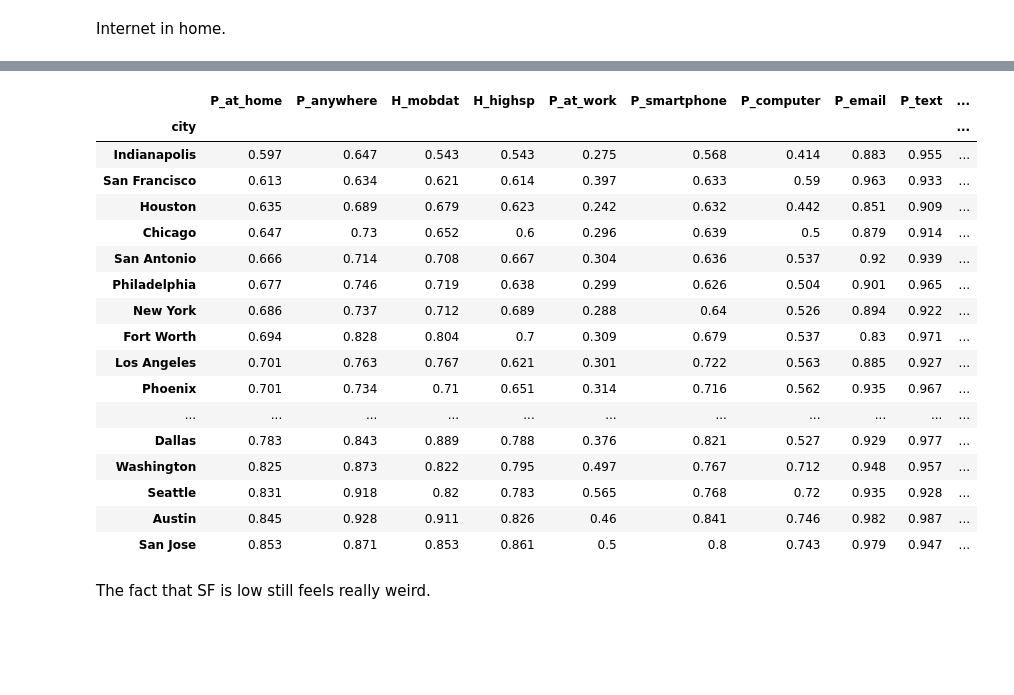
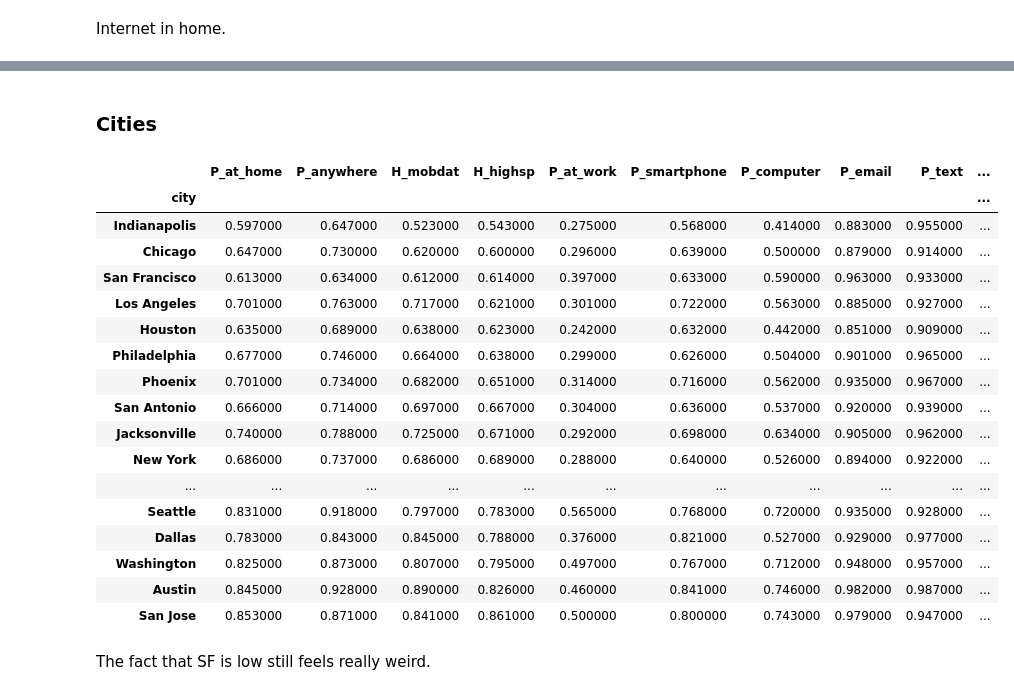
Before and after one commit to JamesSaxon/neighborhood_broadband, a Jupyter notebook: cps.ipynb, the cells around one changed output, grey strips where cells are left out. Saved outputs shown, nothing was run; the diff lists cells and outputs as text; code cells hidden in the pictures; blank space fills up the shorter version.

```diff
--- a/cps.ipynb
+++ b/cps.ipynb
@@ -39,7 +33,8 @@ So `pwsswgt` is right in this case -- it is not strictly within the used service
 # %%
 cps = pd.read_csv("data/nov19-cps.csv")
+cps.query("pwsswgt > 0")
 
-cps = cps.filter(regex = "^((?!wgt[0-9]).)*$", axis = 1)
+# cps = cps.filter(regex = "^((?!wgt[0-9]).)*$", axis = 1)
 
 ## Construct all the universe, following their cuts.
 cps["isPerson"]      = (cps.prtage >= 3) & (cps.prpertyp != 3)
@@ -83,18 +78,28 @@ cps["H_nonuse_not_available"] = np.where(cps.isHouseholder, cps.heprinoh == 5, n
 cps["H_smartphone"]  = cps.hemphone == 1
 cps["H_computer"]    = (cps.helaptop == 1) | (cps.hedesktp == 1)
 
-## This is NOT how they construct the variable --
-##   they do high speed conditional on internet.
-cps["H_highsp"] = np.where(cps.isHouseholder, cps.hehomte1 == 1, np.nan)
-cps["H_mobdat"] = np.where(cps.isHouseholder, cps.hemobdat == 1, np.nan)
-
-## So to reproduce their numbers, we'd do this (checked!!).
-## cps.query("isHouseholder & (H_anywhere == True)").groupby("state").apply(weighted_mean, w = "hwhhwgt").H_mobdat
-## cps.query("isHouseholder & (H_at_home == True)") .groupby("state").apply(weighted_mean, w = "hwhhwgt").H_highsp
+## NTIA constructs these as high speed conditional on internet,
+##   which I think is less useful than the non-conditional ACS construction,
+##   but we can do this to get their numbers.
+HIGH_SPEED_CONDITIONAL = True
+if HIGH_SPEED_CONDITIONAL:
+    cps["H_highsp"] = np.where(cps.isHouseholder & (cps.H_anywhere == True), cps.hehomte1 == 1, np.nan)
+    cps["H_mobdat"] = np.where(cps.isHouseholder & (cps.H_at_home  == True), cps.hemobdat == 1, np.nan)
+else:
+    cps["H_highsp"] = np.where(cps.isHouseholder, cps.hehomte1 == 1, np.nan)
+    cps["H_mobdat"] = np.where(cps.isHouseholder, cps.hemobdat == 1, np.nan)
 # %% [markdown]
 ### Lots of contortions to get Census places.
 # %% [markdown]
 Start with states, so we can check against "official" sources.
+# %%
+import psycopg2
+from netrc import netrc
+
+user, acct, passwd = netrc().authenticators("harris")
+
+cen_con = psycopg2.connect(database = "census", user = user, password = passwd,
+                           host = "localhost", port = 5432)
 # %%
 fips = pd.read_sql("SELECT fips, name FROM states;", index_col = "fips", con = cen_con).name.to_dict()
 cps["state"] = cps.gestfips.replace(fips)
@@ -231,24 +267,26 @@ access(cps, "state").style.background_gradient(cmap = "viridis")
+# %% [markdown]
+### Cities
 # %%
-access(cps_city, "city").style.background_gradient(cmap = "viridis", axis = 0)
+access(cps_city, "city").sort_values("H_highsp").style.background_gradient(cmap = "viridis", axis = 0)
 # %% [output]
 |  | P_at_home | P_anywhere | H_mobdat | H_highsp | P_at_work | P_smartphone | P_computer | P_email | P_text | ... |
 | city |  |  |  |  |  |  |  |  |  | ... |
-| Indianapolis | 0.597 | 0.647 | 0.543 | 0.543 | 0.275 | 0.568 | 0.414 | 0.883 | 0.955 | ... |
-| San Francisco | 0.613 | 0.634 | 0.621 | 0.614 | 0.397 | 0.633 | 0.59 | 0.963 | 0.933 | ... |
-| Houston | 0.635 | 0.689 | 0.679 | 0.623 | 0.242 | 0.632 | 0.442 | 0.851 | 0.909 | ... |
-| Chicago | 0.647 | 0.73 | 0.652 | 0.6 | 0.296 | 0.639 | 0.5 | 0.879 | 0.914 | ... |
-| San Antonio | 0.666 | 0.714 | 0.708 | 0.667 | 0.304 | 0.636 | 0.537 | 0.92 | 0.939 | ... |
-| Philadelphia | 0.677 | 0.746 | 0.719 | 0.638 | 0.299 | 0.626 | 0.504 | 0.901 | 0.965 | ... |
-| New York | 0.686 | 0.737 | 0.712 | 0.689 | 0.288 | 0.64 | 0.526 | 0.894 | 0.922 | ... |
-| Fort Worth | 0.694 | 0.828 | 0.804 | 0.7 | 0.309 | 0.679 | 0.537 | 0.83 | 0.971 | ... |
-| Los Angeles | 0.701 | 0.763 | 0.767 | 0.621 | 0.301 | 0.722 | 0.563 | 0.885 | 0.927 | ... |
-| Phoenix | 0.701 | 0.734 | 0.71 | 0.651 | 0.314 | 0.716 | 0.562 | 0.935 | 0.967 | ... |
+| Indianapolis | 0.597000 | 0.647000 | 0.523000 | 0.543000 | 0.275000 | 0.568000 | 0.414000 | 0.883000 | 0.955000 | ... |
+| Chicago | 0.647000 | 0.730000 | 0.620000 | 0.600000 | 0.296000 | 0.639000 | 0.500000 | 0.879000 | 0.914000 | ... |
+| San Francisco | 0.613000 | 0.634000 | 0.612000 | 0.614000 | 0.397000 | 0.633000 | 0.590000 | 0.963000 | 0.933000 | ... |
+| Los Angeles | 0.701000 | 0.763000 | 0.717000 | 0.621000 | 0.301000 | 0.722000 | 0.563000 | 0.885000 | 0.927000 | ... |
+| Houston | 0.635000 | 0.689000 | 0.638000 | 0.623000 | 0.242000 | 0.632000 | 0.442000 | 0.851000 | 0.909000 | ... |
+| Philadelphia | 0.677000 | 0.746000 | 0.664000 | 0.638000 | 0.299000 | 0.626000 | 0.504000 | 0.901000 | 0.965000 | ... |
+| Phoenix | 0.701000 | 0.734000 | 0.682000 | 0.651000 | 0.314000 | 0.716000 | 0.562000 | 0.935000 | 0.967000 | ... |
+| San Antonio | 0.666000 | 0.714000 | 0.697000 | 0.667000 | 0.304000 | 0.636000 | 0.537000 | 0.920000 | 0.939000 | ... |
+| Jacksonville | 0.740000 | 0.788000 | 0.725000 | 0.671000 | 0.292000 | 0.698000 | 0.634000 | 0.905000 | 0.962000 | ... |
+| New York | 0.686000 | 0.737000 | 0.686000 | 0.689000 | 0.288000 | 0.640000 | 0.526000 | 0.894000 | 0.922000 | ... |
 | ... | ... | ... | ... | ... | ... | ... | ... | ... | ... | ... |
-| Dallas | 0.783 | 0.843 | 0.889 | 0.788 | 0.376 | 0.821 | 0.527 | 0.929 | 0.977 | ... |
-| Washington | 0.825 | 0.873 | 0.822 | 0.795 | 0.497 | 0.767 | 0.712 | 0.948 | 0.957 | ... |
-| Seattle | 0.831 | 0.918 | 0.82 | 0.783 | 0.565 | 0.768 | 0.72 | 0.935 | 0.928 | ... |
-| Austin | 0.845 | 0.928 | 0.911 | 0.826 | 0.46 | 0.841 | 0.746 | 0.982 | 0.987 | ... |
-| San Jose | 0.853 | 0.871 | 0.853 | 0.861 | 0.5 | 0.8 | 0.743 | 0.979 | 0.947 | ... |
+| Seattle | 0.831000 | 0.918000 | 0.797000 | 0.783000 | 0.565000 | 0.768000 | 0.720000 | 0.935000 | 0.928000 | ... |
+| Dallas | 0.783000 | 0.843000 | 0.845000 | 0.788000 | 0.376000 | 0.821000 | 0.527000 | 0.929000 | 0.977000 | ... |
+| Washington | 0.825000 | 0.873000 | 0.807000 | 0.795000 | 0.497000 | 0.767000 | 0.712000 | 0.948000 | 0.957000 | ... |
+| Austin | 0.845000 | 0.928000 | 0.890000 | 0.826000 | 0.460000 | 0.841000 | 0.746000 | 0.982000 | 0.987000 | ... |
+| San Jose | 0.853000 | 0.871000 | 0.841000 | 0.861000 | 0.500000 | 0.800000 | 0.743000 | 0.979000 | 0.947000 | ... |
 # %% [markdown]
 The fact that SF is low still feels really weird.
 # %%
```
Also changed, not shown: parts of 16 cells of this notebook.
